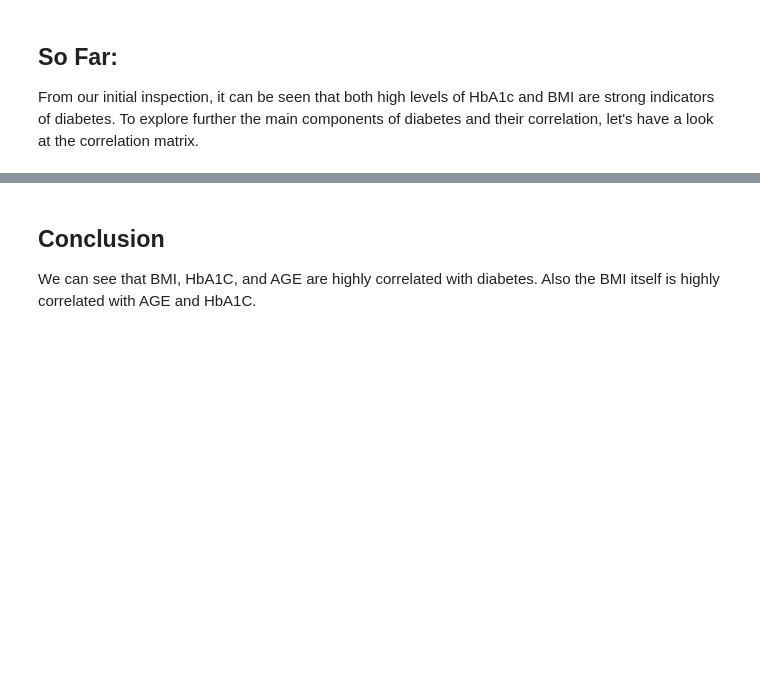
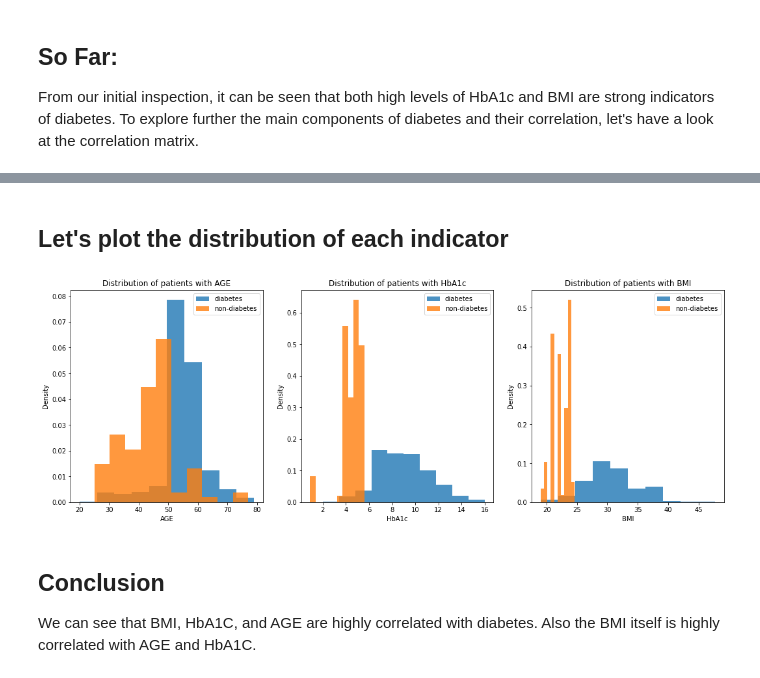
Before and after one commit to QizheCui/Diabetes-Squad, a Jupyter notebook: EDA/initial plotting.ipynb, the cells around one changed output, grey strips where cells are left out. Drawn from its saved outputs; the diff is of its cells as text; code cells hidden in the pictures; blank space fills up the shorter version.

Commit message:
beautiful plot lol

```diff
--- a/EDA/initial plotting.ipynb
+++ b/EDA/initial plotting.ipynb
@@ -136,6 +136,22 @@ df_copy.corr()
 | VLDL | 0.202722 | -0.109751 | -0.013755 | 0.009271 | 0.063217 | 0.073109 | 0.140093 | -0.060974 | 0.062171 | 1.000000 | 0.191174 | ... |
 | BMI | 0.095024 | 0.331684 | 0.038651 | 0.058707 | 0.382034 | 0.004481 | 0.104837 | 0.066829 | -0.078513 | 0.191174 | 1.000000 | ... |
 | CLASS | 0.126611 | 0.405810 | 0.056216 | 0.036222 | 0.528732 | 0.162275 | 0.181722 | -0.009410 | -0.002771 | 0.089292 | 0.539671 | ... |
+# %% [markdown]
+## Let's plot the distribution of each indicator
+# %%
+# plot the distribution of diabetes vs non-diabetes in each of the top indicator by creating a subplot
+fig, (ax1, ax2, ax3) = plt.subplots(1, 3, figsize=(18,6))
+ax = [ax1, ax2, ax3]
+top_indicators = ["AGE", "HbA1c", "BMI"]
+for i, indicator in enumerate(top_indicators):
+    ax[i].hist(diabete[indicator],bins=10,density=True, alpha = 0.8)  # plot distribution of diabetes
+    ax[i].hist(non_diabete[indicator], bins=10, density = True, alpha = 0.8)  # plot distribution of non-diabetes
+    ax[i].title.set_text(f"Distribution of patients with {indicator}")
+    ax[i].set_xlabel(indicator, fontsize = 10)
+    ax[i].set_ylabel("Density", fontsize =10)
+    ax[i].legend(["diabetes","non-diabetes"],loc= "upper right")
+# %% [output]
+[figure, added]
 # %% [markdown]
 ## Conclusion
 We can see that BMI, HbA1C, and AGE are highly correlated with diabetes. Also the BMI itself is highly correlated with AGE and HbA1C.
```
